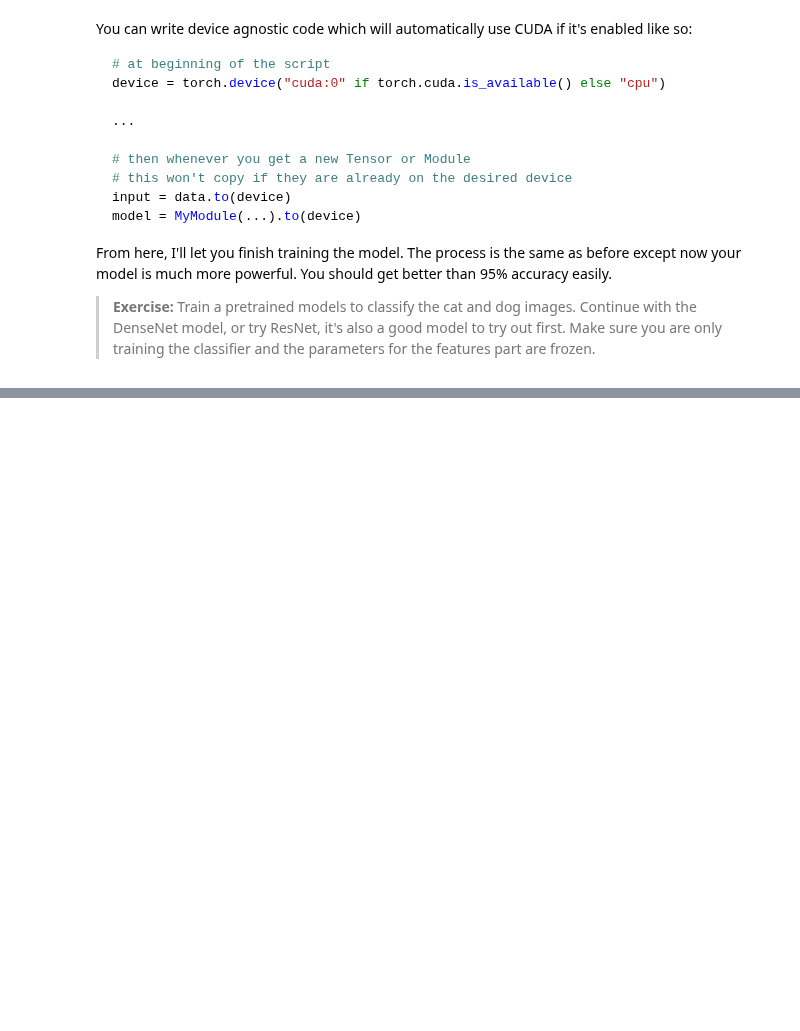
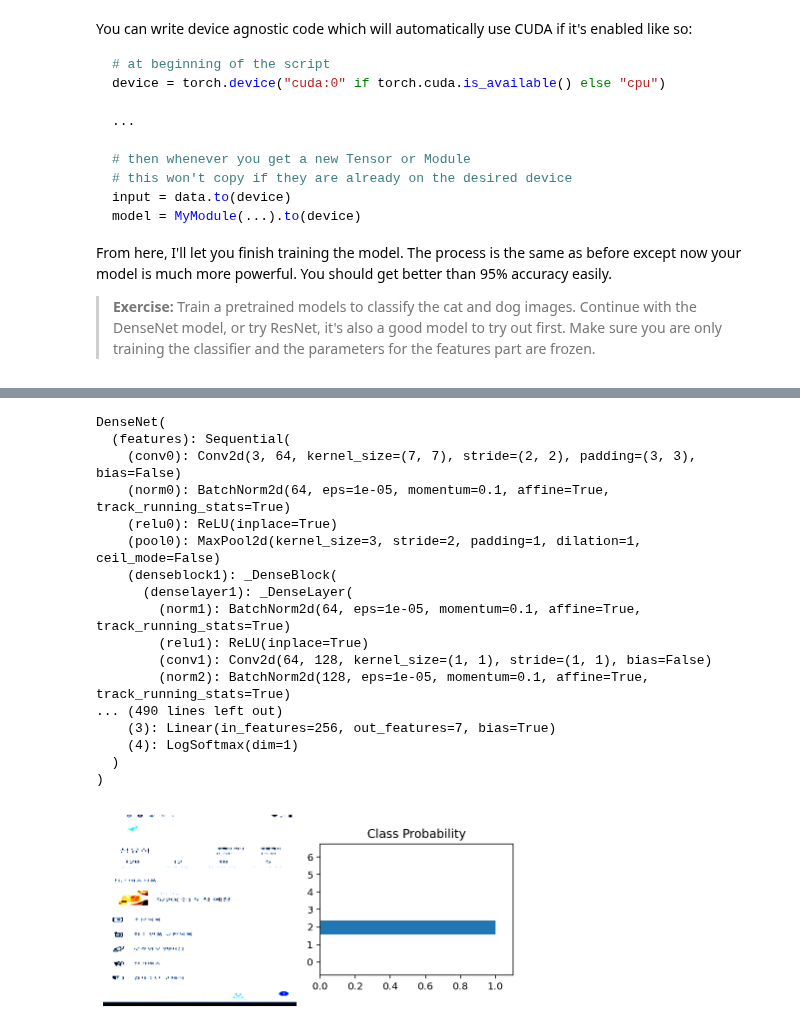
Before and after one commit to lumigraph/AP2018, a Jupyter notebook: TemplateMatchingExperiment.ipynb, the cells around one changed output, grey strips where cells are left out. Saved outputs shown, nothing was run; the diff lists cells and outputs as text; code cells hidden in the pictures; blank space fills up the shorter version.

```diff
--- a/TemplateMatchingExperiment.ipynb
+++ b/TemplateMatchingExperiment.ipynb
@@ -60,7 +95,7 @@ from collections import OrderedDict
 classifier = nn.Sequential(OrderedDict([
                           ('fc1', nn.Linear(1024, 500)),
                           ('relu', nn.ReLU()),
-                          ('fc2', nn.Linear(500, 2)),
+                          ('fc2', nn.Linear(500, num_classes)),
                           ('output', nn.LogSoftmax(dim=1))
                           ]))
 
@@ -118,6 +157,7 @@ From here, I'll let you finish training the model. The process is the same as be
 # %%
 # Use GPU if it's available
 device = torch.device("cuda" if torch.cuda.is_available() else "cpu")
+print(device)
 
 model = models.densenet121(pretrained=True)
 
@@ -128,7 +168,7 @@ for param in model.parameters():
 model.classifier = nn.Sequential(nn.Linear(1024, 256),
                                  nn.ReLU(),
                                  nn.Dropout(0.2),
-                                 nn.Linear(256, 2),
+                                 nn.Linear(256, num_classes),
                                  nn.LogSoftmax(dim=1))
 
 criterion = nn.NLLLoss()
@@ -140,5 +182,5 @@ model.to(device);
 # %%
-epochs = 1
+epochs = 10
 steps = 0
 running_loss = 0
 print_every = 5
@@ -183,0 +278,37 @@ for epoch in range(epochs):
+# %%
+test_iter = iter(testloader)
+# %%
+test_inputs, test_labels = next(test_iter)
+
+model.eval()
+with torch.no_grad():
+    test_inputs, test_labels = test_inputs.to(device), test_labels.to(device)
+    test_logps = model.forward(test_inputs)
+    test_ps = torch.exp(test_logps)
+
+    for i in range(1):  #range(len(test_inputs)):
+#        plt.figure()
+#        plt.imshow(test_inputs[i].cpu().numpy().transpose(1,2,0))
+        img = torch.from_numpy(test_inputs[i].cpu().numpy().transpose(1,2,0))
+        img = np.clip(img, 0.0, 1.0)
+        view_classify(img, test_ps[i].cpu())
+model.train()
+# %% [output]
+DenseNet(
+  (features): Sequential(
+    (conv0): Conv2d(3, 64, kernel_size=(7, 7), stride=(2, 2), padding=(3, 3), bias=False)
+    (norm0): BatchNorm2d(64, eps=1e-05, momentum=0.1, affine=True, track_running_stats=True)
+    (relu0): ReLU(inplace=True)
+    (pool0): MaxPool2d(kernel_size=3, stride=2, padding=1, dilation=1, ceil_mode=False)
+    (denseblock1): _DenseBlock(
+      (denselayer1): _DenseLayer(
+        (norm1): BatchNorm2d(64, eps=1e-05, momentum=0.1, affine=True, track_running_stats=True)
+        (relu1): ReLU(inplace=True)
+        (conv1): Conv2d(64, 128, kernel_size=(1, 1), stride=(1, 1), bias=False)
+        (norm2): BatchNorm2d(128, eps=1e-05, momentum=0.1, affine=True, track_running_stats=True)
+... (490 lines left out)
+    (3): Linear(in_features=256, out_features=7, bias=True)
+    (4): LogSoftmax(dim=1)
+  )
+)
+[figure, added]
```
Also changed, not shown: parts of 8 cells of this notebook.
